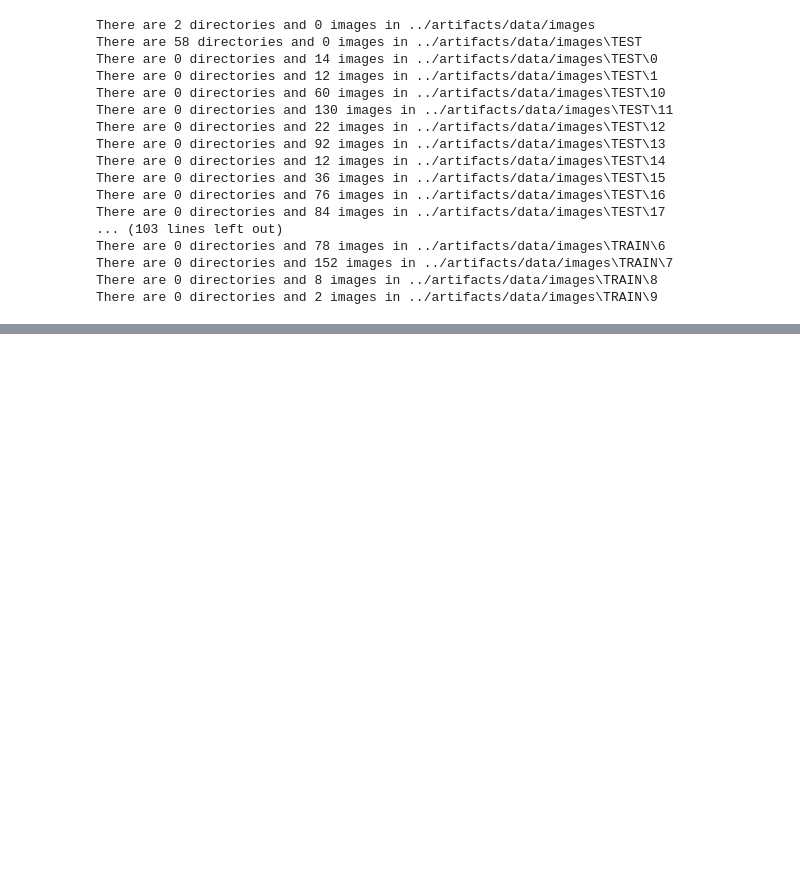
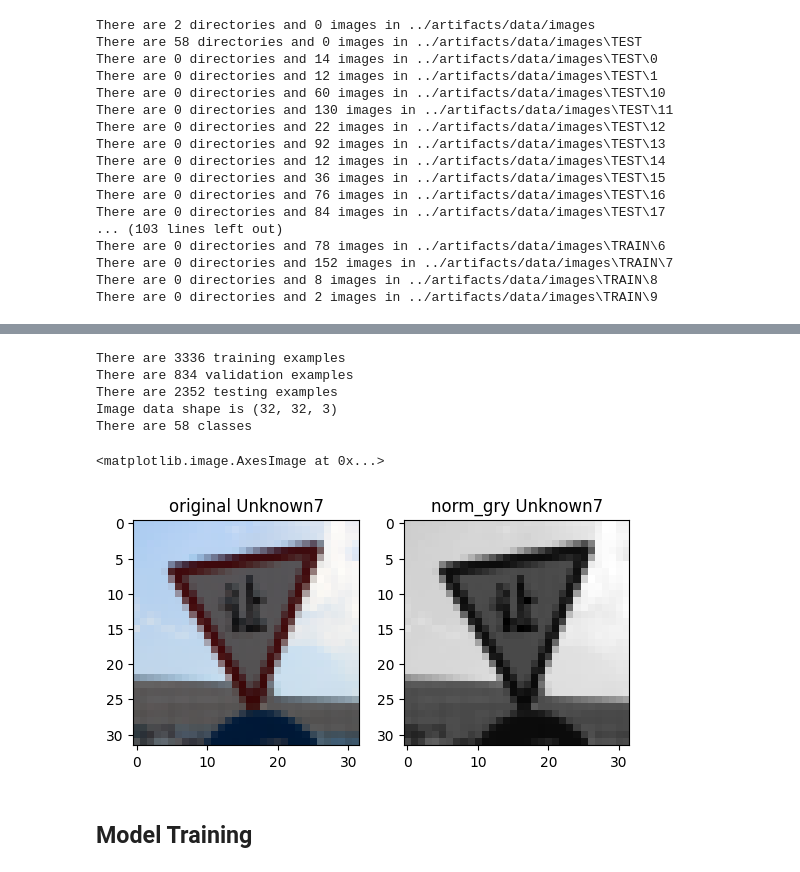
Before and after one commit to sumanth-jag1995/traffic-sign-classification-tf, a Jupyter notebook: notebook/traffic_sign_classifcation.ipynb, the cells around one changed output, grey strips where cells are left out. Cells and saved outputs as stored; diff of their text form; code cells hidden in the pictures; blank space fills up the shorter version.

```diff
--- a/notebook/traffic_sign_classifcation.ipynb
+++ b/notebook/traffic_sign_classifcation.ipynb
@@ -140,0 +108,51 @@ resnet_model.compile(loss="categorical_crossentropy",
+# %%
+# shuffle training data and split them into training and validation
+indices = np.random.permutation(trainx.shape[0])
+# 20% to val
+split_idx = int(trainx.shape[0] * 0.8)
+train_idx, val_idx = indices[:split_idx], indices[split_idx:]
+X_train, X_validation = trainx[train_idx,:], trainx[val_idx,:]
+y_train, y_validation = trainy[train_idx], trainy[val_idx]
+# %%
+# get overall stat of the whole dataset
+n_train = X_train.shape[0]
+n_validation = X_validation.shape[0]
+n_test = X_test.shape[0]
+image_shape = X_train[0].shape
+n_classes = len(np.unique(y_train))
+print("There are {} training examples ".format(n_train))
+print("There are {} validation examples".format(n_validation))
+print("There are {} testing examples".format(n_test))
+print("Image data shape is {}".format(image_shape))
+print("There are {} classes".format(n_classes))
+# %% [output]
+There are 3336 training examples
+There are 834 validation examples
+There are 2352 testing examples
+Image data shape is (32, 32, 3)
+There are 58 classes
+# %%
+# convert the images to grayscale
+X_train_gry = np.sum(X_train/3, axis=3, keepdims=True)
+X_validation_gry = np.sum(X_validation/3, axis=3, keepdims=True)
+X_test_gry = np.sum(X_test/3, axis=3, keepdims=True)
+
+# Normalize data
+X_train_normalized_gry = (X_train_gry-128)/128
+X_validation_normalized_gry = (X_validation_gry-128)/128
+X_test_normalized_gry = (X_test_gry-128)/128
+# %%
+import matplotlib.pyplot as plt
+plt.style.use('seaborn-colorblind')
+
+# pick an image, display the original and the normalized gray image
+index = np.random.randint(0, n_train)
+fig, ax = plt.subplots(1,2)
+ax[0].set_title('original ' + classes.loc[classes['ClassId'] == y_train[index], 'Name'].values[0])
+ax[0].imshow(cv2.cvtColor(X_train[index], cv2.COLOR_BGR2RGB))
+
+ax[1].set_title('norm_gry ' + classes.loc[classes['ClassId'] == y_train[index], 'Name'].values[0])
+ax[1].imshow(X_train_normalized_gry[index].squeeze(), cmap='gray')
+# %% [output]
+<matplotlib.image.AxesImage at 0x...>
+[figure, added]
@@ -140,0 +164,2 @@ resnet_model.compile(loss="categorical_crossentropy",
+# %% [markdown]
+## Model Training
```
Also changed, not shown: parts of 33 cells of this notebook, 9 other files.
